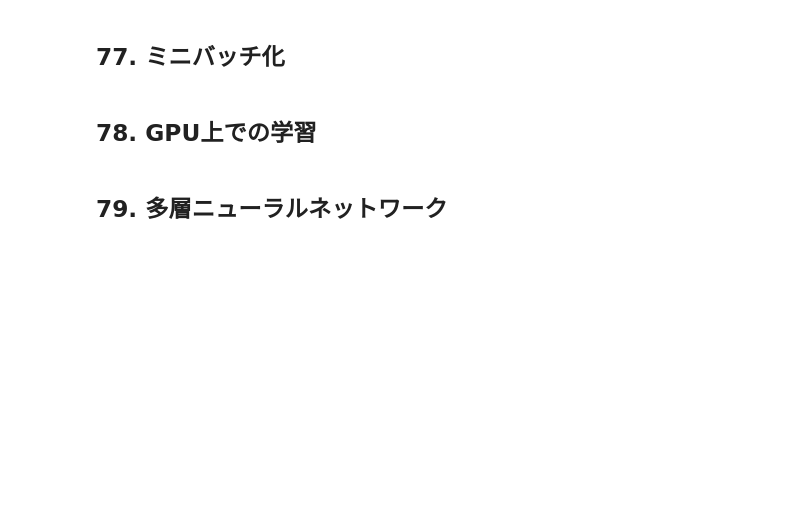
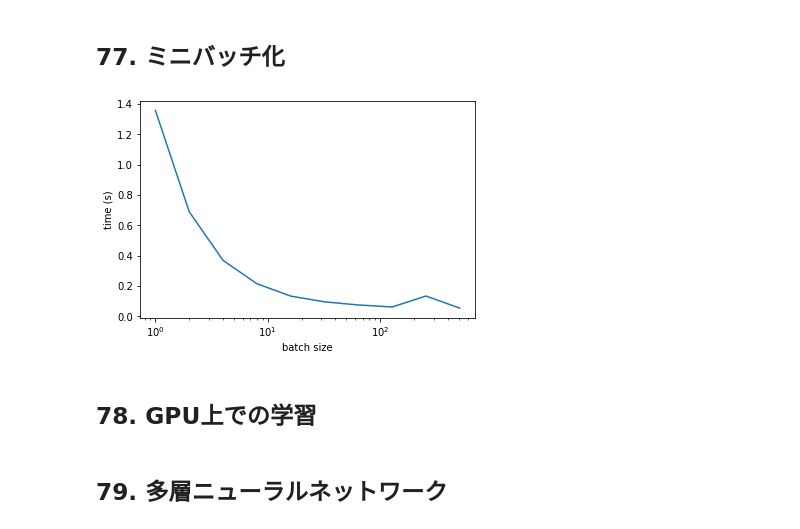
Before and after one commit to supawichable/NLP100, a Jupyter notebook: chapter08/chapter08_jiarakul.ipynb, the cells around one changed output. Drawn from its saved outputs; the diff is of its cells as text; code cells hidden in the pictures; blank space fills up the shorter version.

```diff
--- a/chapter08/chapter08_jiarakul.ipynb
+++ b/chapter08/chapter08_jiarakul.ipynb
@@ -217,4 +316,36 @@ test accuracy: tensor([0.8913])
 # %% [markdown]
 ## 77. ミニバッチ化
+# %%
+learning_rate = 0.01
+n_iters = 10
+
+optimizer = optim.SGD(nn_model.parameters(), lr=learning_rate)
+dataset = TensorDataset(Xtrain, Ytrain)
+loader = DataLoader(dataset, batch_size=1, shuffle=True)
+loss_list = []
+acc_list = []
+batches = [2**x for x in range(n_iters)]
+time_list = []
+
+for batch in batches:
+  total_loss = 0
+  dataset = TensorDataset(Xtrain, Ytrain)
+  loader = DataLoader(dataset, batch_size=batch, shuffle=True)
+  start_time = time.time()
+  for x, y in loader:
+    optimizer.zero_grad()
+    loss_value = loss(nn_model(x),y)
+    loss_value.backward()
+    optimizer.step()
+    total_loss += loss_value.item()
+  time_list.append(time.time()-start_time)
+# %%
+plt.plot(batches, time_list)
+plt.xscale('log')
+plt.xlabel('batch size')
+plt.ylabel('time (s)')
+plt.show()
+# %% [output]
+[figure, added]
 # %% [markdown]
 ## 78. GPU上での学習
```
Also changed, not shown: parts of 11 cells of this notebook.
